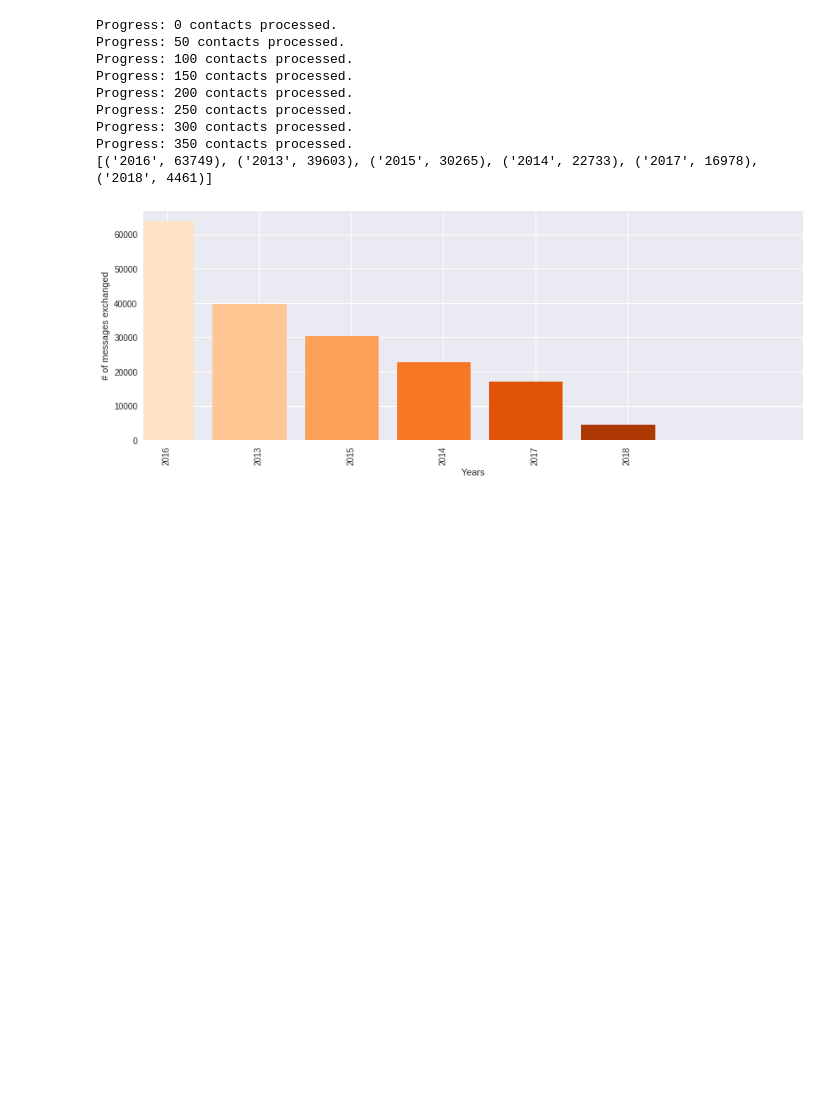
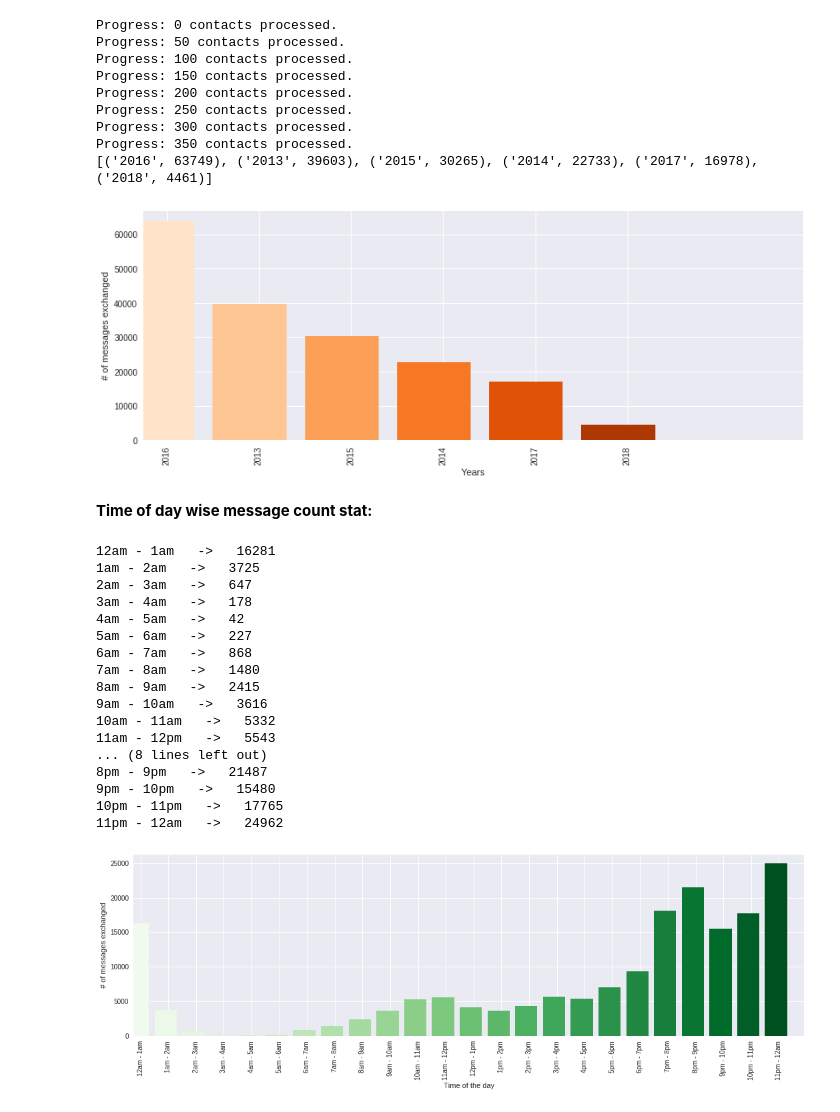
Before and after one commit to kaustavbhattacharjee/facebook-profile-data-analysis, a Jupyter notebook: FacebookDataVisualization.ipynb, the cells around one changed output. Drawn from its saved outputs; the diff is of its cells as text; code cells hidden in the pictures; blank space fills up the shorter version.

Commit message:
Add bar plot of number of messages exchanged w.r.t time of day

```diff
--- a/FacebookDataVisualization.ipynb
+++ b/FacebookDataVisualization.ipynb
@@ -373,3 +366,5 @@ Progress: 300 contacts processed.
 Progress: 350 contacts processed.
 [('2016', 63749), ('2013', 39603), ('2015', 30265), ('2014', 22733), ('2017', 16978), ('2018', 4461)]
 [figure]
+# %% [markdown]
+**Time of day wise message count stat:**
@@ -375,0 +425,57 @@ Progress: 350 contacts processed.
+# %%
+def MessagebyTimeGraphHelper(dirname,printstat):
+  timebucket = getTimewiseMessageCountStat(dirname)
+  x = []
+  y = []
+  for k,v in timebucket.iteritems():
+    y.append(v)
+    if k == 0:
+      x.append("12am - 1am")
+    elif k> 0 and k<11:
+      x.append(str(k)+"am - "+str(k+1)+"am")
+    elif k == 11:
+      x.append("11am - 12pm")
+    elif k == 12:
+      x.append("12pm - 1pm")
+    elif k == 23:
+      x.append("11pm - 12am")
+    else:
+      x.append(str(k-12)+"pm - "+str(k-11)+"pm")
+  if printstat:
+    for i in range(len(x)):
+      print  x[i]+ "   ->   " + str(y[i])
+  return x,y
+# %%
+def getMessagebyTimeGraph(dirname,printstat = False):
+  x,y = MessagebyTimeGraphHelper(dirname,printstat)
+  n = len(x)
+  sns.set_context(rc={"figure.figsize": (18, 5)})
+  nd = np.arange(n)
+  width=0.2
+  plt.xticks(nd+width/2., x,rotation = 90)
+  plt.xlim(-0.15,n)
+  plt.xlabel("Time of the day")
+  plt.ylabel("# of messages exchanged")
+  fig = plt.bar(nd, y, color=sns.color_palette("Greens",n))
+  plt.show()
+# %%
+getMessagebyTimeGraph('drive/COLAB/Facebook/Message/',True)
+# %% [output]
+12am - 1am   ->   16281
+1am - 2am   ->   3725
+2am - 3am   ->   647
+3am - 4am   ->   178
+4am - 5am   ->   42
+5am - 6am   ->   227
+6am - 7am   ->   868
+7am - 8am   ->   1480
+8am - 9am   ->   2415
+9am - 10am   ->   3616
+10am - 11am   ->   5332
+11am - 12pm   ->   5543
+... (8 lines left out)
+8pm - 9pm   ->   21487
+9pm - 10pm   ->   15480
+10pm - 11pm   ->   17765
+11pm - 12am   ->   24962
+[figure, added]
```
Also changed, not shown: parts of 4 cells of this notebook.
